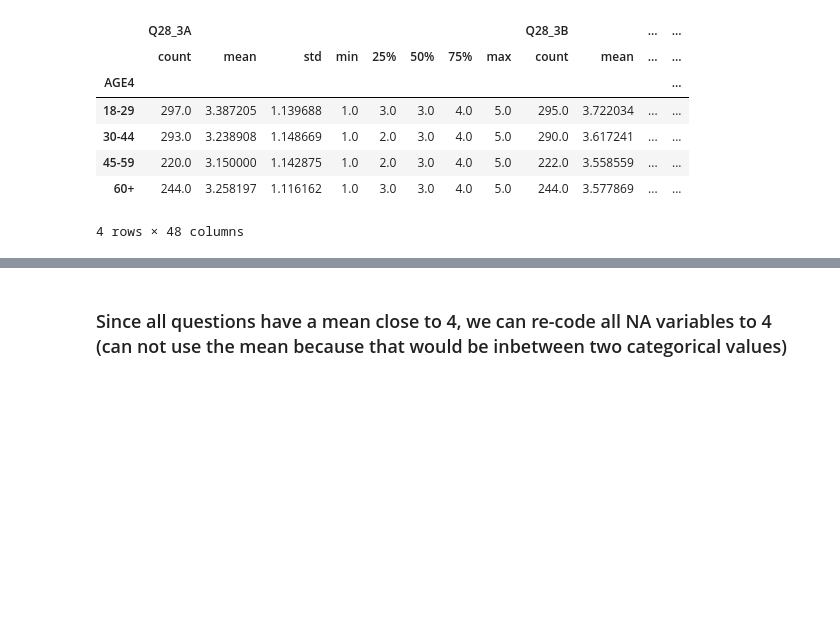
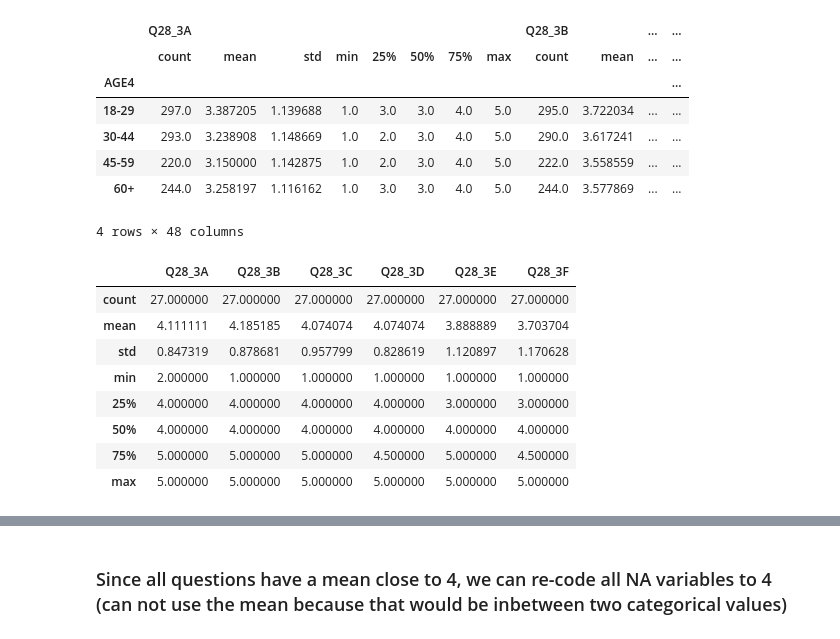
Before and after one commit to matthewasloan95/social-isolation-transportation, a Jupyter notebook: Cleaning-and-EDA.ipynb, the cells around one changed output, grey strips where cells are left out. Cells and saved outputs as stored; diff of their text form; code cells hidden in the pictures; blank space fills up the shorter version.

```diff
--- a/Cleaning-and-EDA.ipynb
+++ b/Cleaning-and-EDA.ipynb
@@ -375,3 +375,15 @@ df_clean.groupby('AGE4')[['Q28_3A','Q28_3B','Q28_3C','Q28_3D','Q28_3E','Q28_3F']
 | 45-59 | 220.0 | 3.150000 | 1.142875 | 1.0 | 2.0 | 3.0 | 4.0 | 5.0 | 222.0 | 3.558559 | ... | ... |
 | 60+ | 244.0 | 3.258197 | 1.116162 | 1.0 | 3.0 | 3.0 | 4.0 | 5.0 | 244.0 | 3.577869 | ... | ... |
 4 rows × 48 columns
+# %%
+df_clean[(df_clean['AGE4']=='60+') & (df_clean['uses_pt']==1)][['Q28_3A','Q28_3B','Q28_3C','Q28_3D','Q28_3E','Q28_3F']].describe()
+# %% [output]
+|  | Q28_3A | Q28_3B | Q28_3C | Q28_3D | Q28_3E | Q28_3F |
+| count | 27.000000 | 27.000000 | 27.000000 | 27.000000 | 27.000000 | 27.000000 |
+| mean | 4.111111 | 4.185185 | 4.074074 | 4.074074 | 3.888889 | 3.703704 |
+| std | 0.847319 | 0.878681 | 0.957799 | 0.828619 | 1.120897 | 1.170628 |
+| min | 2.000000 | 1.000000 | 1.000000 | 1.000000 | 1.000000 | 1.000000 |
+| 25% | 4.000000 | 4.000000 | 4.000000 | 4.000000 | 3.000000 | 3.000000 |
+| 50% | 4.000000 | 4.000000 | 4.000000 | 4.000000 | 4.000000 | 4.000000 |
+| 75% | 5.000000 | 5.000000 | 5.000000 | 4.500000 | 5.000000 | 4.500000 |
+| max | 5.000000 | 5.000000 | 5.000000 | 5.000000 | 5.000000 | 5.000000 |
```
Also changed, not shown: parts of 7 cells of this notebook, 2 other files.
